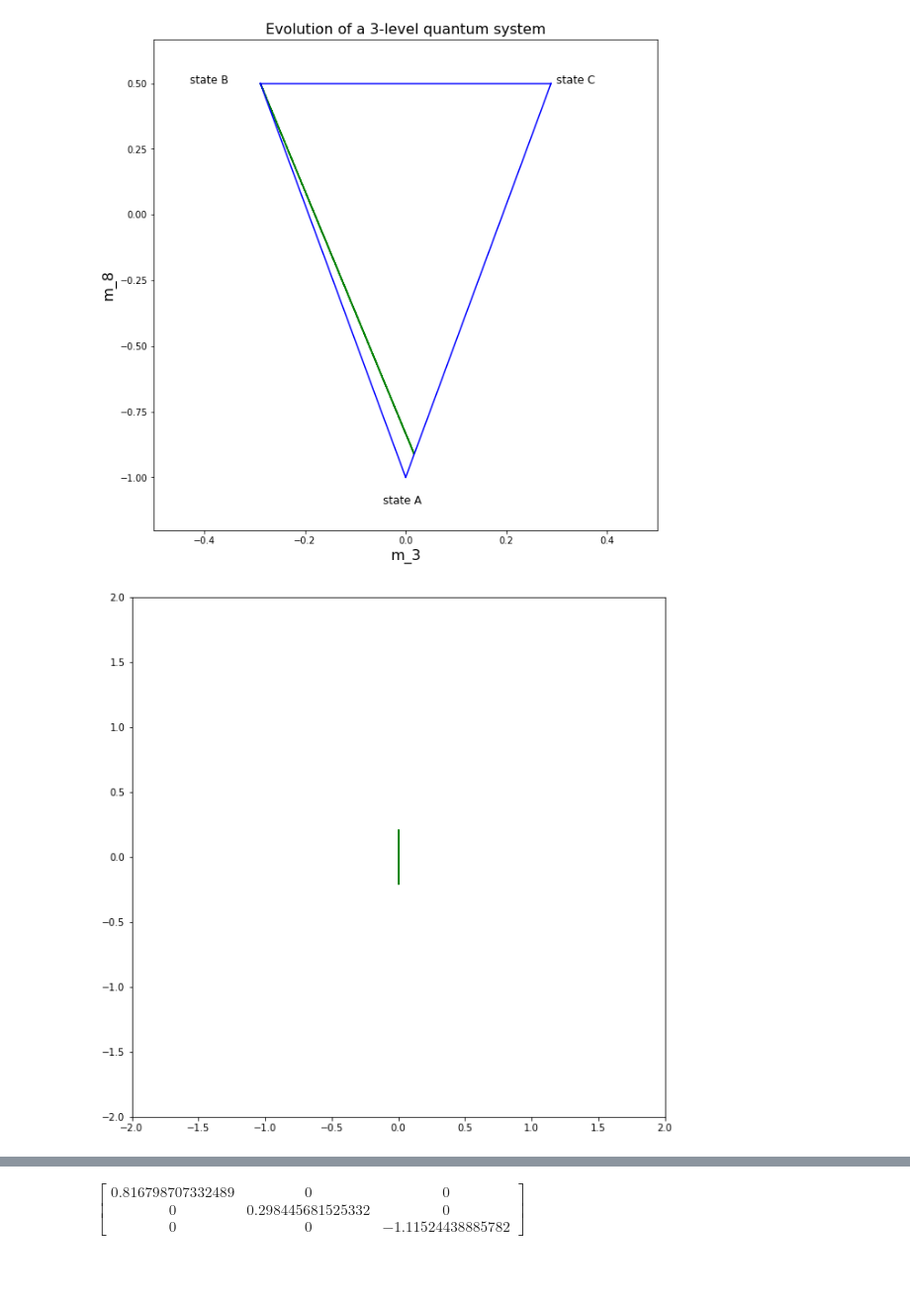
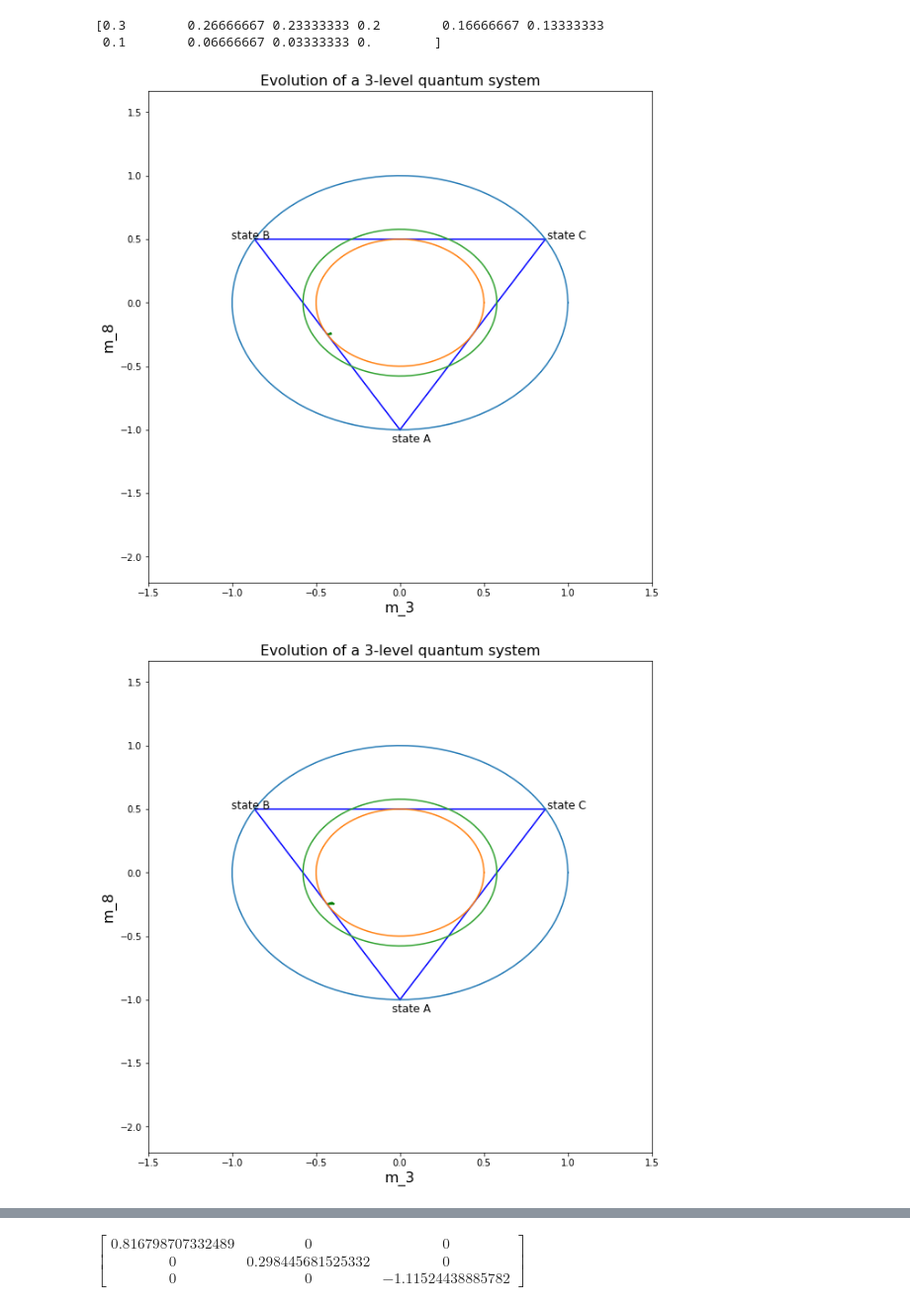
Before and after one commit to sheputis/master_thesis, a Jupyter notebook: SU3 evolution 2.ipynb, the cells around one changed output, grey strips where cells are left out. Shown at 99% size. Drawn from its saved outputs; the diff is of its cells as text; code cells hidden in the pictures; blank space fills up the shorter version.

Commit message:
fixed up density matrix, numerical,analytical approaches correspond

```diff
--- a/SU3 evolution 2.ipynb
+++ b/SU3 evolution 2.ipynb
@@ -6,7 +6,7 @@ from sympy.utilities.lambdify import lambdify
 from sympy.physics.quantum.dagger import Dagger
 # %%
 class variables:
-    def __init__(self):
+    def __init__(self,d_cb):
         self.gen_variables()
         self.gen_H()
         self.H_scaled = self.normalize(self.H) #here we decide which hamiltonian will get generated
@@ -37,7 +37,7 @@ class variables:
         self.n_3_   = self.h*self.om_cb/2
         self.n_8_   = (self.h/sp.sqrt(3))*(self.om_ba+self.om_cb/2)
 
-        self.values = [(self.E_c,5/3),(self.E_b,2/3),(self.E_a,-(7/3)),(self.h,1),(self.d_cb,0),(self.d_ba,0),(self.Om_cb,0.05),(self.Om_ba,0.2),(self.om_cb,1.1),(self.om_ba,3),(self.I,1j)]
+        self.values = [(self.E_c,5/3),(self.E_b,2/3),(self.E_a,-(7/3)),(self.h,1),(self.d_cb,d_cb),(self.d_ba,0),(self.Om_cb,0.05),(self.Om_ba,0.2),(self.om_cb,1.1),(self.om_ba,3),(self.I,1j)]
 
     def gen_H(self):
         self.H_A =sp.Matrix([
@@ -158,7 +158,7 @@ class m_vectors:
         arr = []
         arr.append(np.sqrt(3)*np.real(self.rho_l[1]))
         arr.append(np.sqrt(3)*np.imag(self.rho_l[1]))
-        arr.append((1/(2*np.sqrt(3)))*np.real(self.rho_l[0]-self.rho_l[4]))
+        arr.append((np.sqrt(3)/(2))*np.real(self.rho_l[0]-self.rho_l[4]))
         arr.append(np.sqrt(3)*np.real(self.rho_l[2]))
         arr.append(np.sqrt(3)*np.imag(self.rho_l[2]))
         arr.append(np.sqrt(3)*np.real(self.rho_l[5]))
@@ -213,10 +216,10 @@ class plotting_m:
         plt.show()
 # %%
 def gen_rho_0():
-    rho = sp.Matrix([
+    rho = sp.Matrix([ #for coherences, i think that the max is 1/3
         [0,0,0],
-        [0,1,0],
-        [0,0,0]
+        [0,1/2,0],
+        [ 0, 0, 1/2]
     ])
     return rho
 
@@ -229,41 +232,49 @@ def transform2(U,T):
 def transform(U):
     U_dagg = Dagger(U)
     rho_evol = U*rho*U_dagg
     return np.array(rho_evol)
 
-def run():
-    objects = variables()
+def run(d_cb):
+    objects = variables(d_cb)
     H_scaled = objects.H_scaled.subs(objects.values)
     G_scaled = objects.G_scaled.subs(objects.values)
 
 
     matrix_to_unitary = SU_3()
     U = matrix_to_unitary.gen_unitary_m(H_scaled)
     T = matrix_to_unitary.gen_unitary_m(G_scaled)
 
     U_fun =  lambdify(sp.Symbol("t"),U)
     T_fun =  lambdify(sp.Symbol("t"),T)
 
 
-    t = np.linspace(0,12,100)
+    t = np.linspace(0,50,100)
     U_list  = [sp.Matrix(U_fun(t_)) for t_ in t]
     T_list  = [sp.Matrix(T_fun(t_)) for t_ in t]
 
     #generates the evolution of rho:
     #rho = gen_rho_0()
-    #RHO_EVOL = list(map(transform2,U_list,T_list))
-    RHO_EVOL = list(map(transform,U_list))
+    RHO_EVOL = list(map(transform2,U_list,T_list))
+    #RHO_EVOL = list(map(transform,U_list))
 
     #for plotting
     m_inst = m_vectors(RHO_EVOL)
+    c.append(max(m_inst.rho_l[0]))
     m_l = m_inst.m_l
     plotting = plotting_m(m_l)
     plotting.plot_cartan()
-    plotting.plot_1_2()
-    plotting.plot_4_5()
-    plotting.plot_6_7()
+    #plotting.plot_1_2()
+    #plotting.plot_4_5()
+    #plotting.plot_6_7()
 rho = gen_rho_0()
-run()
+c = []
+d_cb_l = np.linspace(0.3,0,10)
+print(d_cb_l)
+for d_cb in d_cb_l:
+    run(d_cb)
+plt.plot(c)
 # %% [output]
+[0.3        0.26666667 0.23333333 0.2        0.16666667 0.13333333
+ 0.1        0.06666667 0.03333333 0.        ]
-[figure, old version]
+[figure, new version]
-[figure, old version]
+[figure, new version]
```
Also changed, not shown: parts of 3 cells of this notebook, 2 other files.
